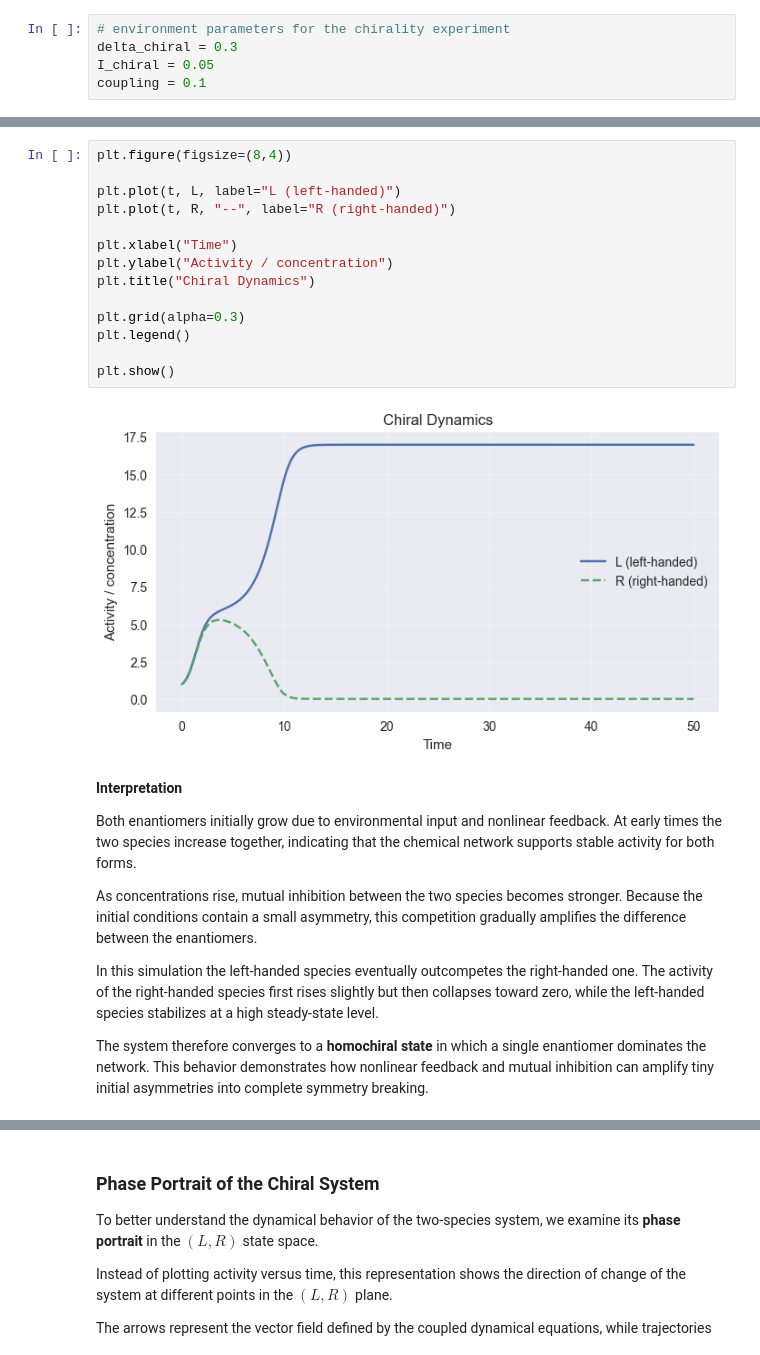
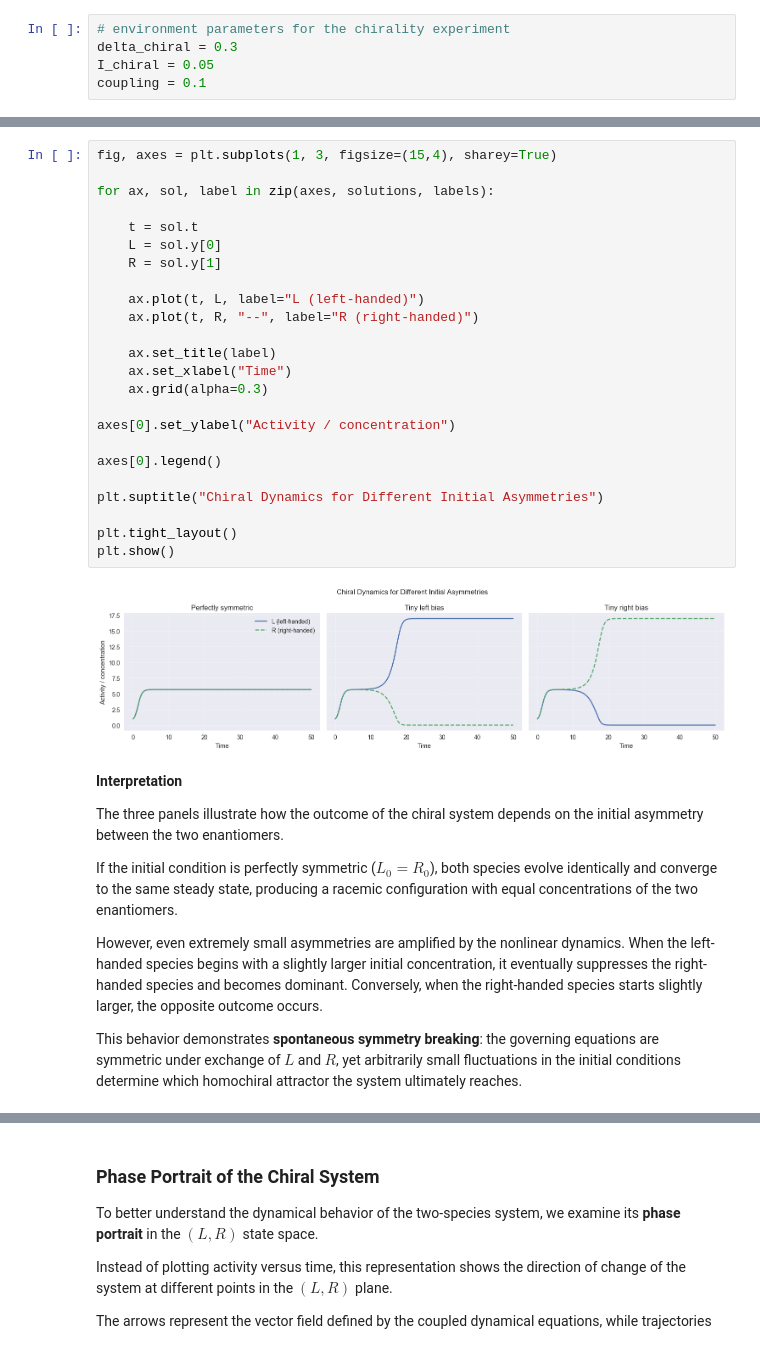
Before and after one commit to nyllade/life-dynamical-attractor, a Jupyter notebook: attractor_model.ipynb, the cells around one changed output, grey strips where cells are left out. Drawn from its saved outputs; the diff is of its cells as text.

```diff
--- a/attractor_model.ipynb
+++ b/attractor_model.ipynb
@@ -1266,26 +1275,36 @@ R = sol_dyn.y[1]
 # %%
-plt.figure(figsize=(8,4))
+fig, axes = plt.subplots(1, 3, figsize=(15,4), sharey=True)
 
-plt.plot(t, L, label="L (left-handed)")
-plt.plot(t, R, "--", label="R (right-handed)")
+for ax, sol, label in zip(axes, solutions, labels):
 
-plt.xlabel("Time")
-plt.ylabel("Activity / concentration")
-plt.title("Chiral Dynamics")
+    t = sol.t
+    L = sol.y[0]
+    R = sol.y[1]
 
-plt.grid(alpha=0.3)
-plt.legend()
+    ax.plot(t, L, label="L (left-handed)")
+    ax.plot(t, R, "--", label="R (right-handed)")
 
+    ax.set_title(label)
+    ax.set_xlabel("Time")
+    ax.grid(alpha=0.3)
+
+axes[0].set_ylabel("Activity / concentration")
+
+axes[0].legend()
+
+plt.suptitle("Chiral Dynamics for Different Initial Asymmetries")
+
+plt.tight_layout()
 plt.show()
 # %% [output]
-[figure, old version]
+[figure, new version]
 # %% [markdown]
 **Interpretation**
 
-Both enantiomers initially grow due to environmental input and nonlinear feedback. At early times the two species increase together, indicating that the chemical network supports stable activity for both forms.
+The three panels illustrate how the outcome of the chiral system depends on the initial asymmetry between the two enantiomers.
 
-As concentrations rise, mutual inhibition between the two species becomes stronger. Because the initial conditions contain a small asymmetry, this competition gradually amplifies the difference between the enantiomers.
+If the initial condition is perfectly symmetric ($L_0 = R_0$), both species evolve identically and converge to the same steady state, producing a racemic configuration with equal concentrations of the two enantiomers.
 
-In this simulation the left-handed species eventually outcompetes the right-handed one. The activity of the right-handed species first rises slightly but then collapses toward zero, while the left-handed species stabilizes at a high steady-state level.
+However, even extremely small asymmetries are amplified by the nonlinear dynamics. When the left-handed species begins with a slightly larger initial concentration, it eventually suppresses the right-handed species and becomes dominant. Conversely, when the right-handed species starts slightly larger, the opposite outcome occurs.
 
-The system therefore converges to a **homochiral state** in which a single enantiomer dominates the network. This behavior demonstrates how nonlinear feedback and mutual inhibition can amplify tiny initial asymmetries into complete symmetry breaking.
+This behavior demonstrates **spontaneous symmetry breaking**: the governing equations are symmetric under exchange of $L$ and $R$, yet arbitrarily small fluctuations in the initial conditions determine which homochiral attractor the system ultimately reaches.
```
Also changed, not shown: parts of 13 cells of this notebook, 1 other file.
